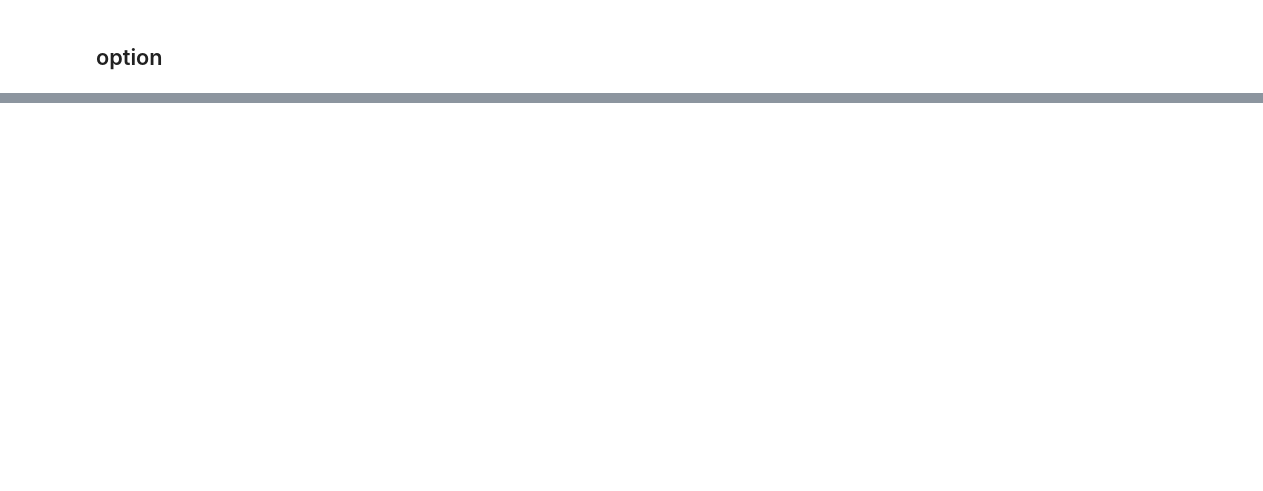
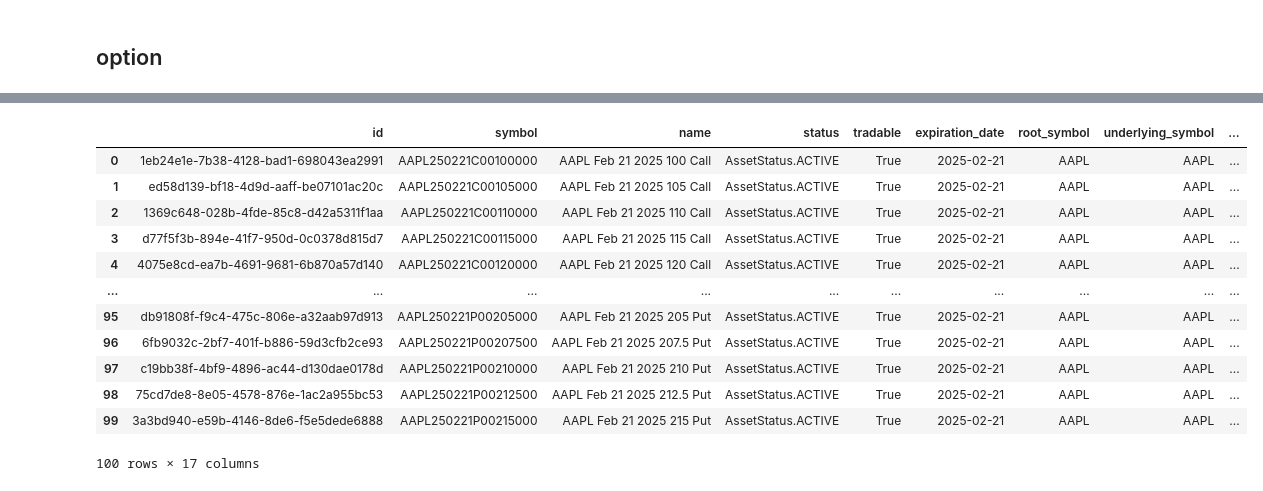
Before and after one commit to sunilsala88/batch-29, a Jupyter notebook: 16_broker_api/2_history.ipynb, the cells around one changed output, grey strips where cells are left out. Saved outputs shown, nothing was run; the diff lists cells and outputs as text; code cells hidden in the pictures; blank space fills up the shorter version.

```diff
--- a/16_broker_api/2_history.ipynb
+++ b/16_broker_api/2_history.ipynb
@@ -131,0 +86,28 @@ history3
+# %%
+from alpaca.trading.requests import GetOptionContractsRequest
+from alpaca.trading.enums import AssetStatus
+from alpaca.trading.client import TradingClient
+# setup clients
+trade_client = TradingClient(api_key=api_key, secret_key=secret_key)
+
+# get list of options contracts for the given underlying symbol (e.g. SPY,AAPL)
+# - get_option_contracts() is a new method to get list of options contracts
+# - in this example, we get 2 options contracts for SPY,AAPL
+# - you can continue to fetch options contracts by specifying page_token from next_page_token of response
+underlying_symbols = ["AAPL"]
+req = GetOptionContractsRequest(
+    underlying_symbols = underlying_symbols,               # specify underlying symbols
+    status = AssetStatus.ACTIVE,                           # specify asset status: active (default)
+    expiration_date = None,                                # specify expiration date (specified date + 1 day range)
+    expiration_date_gte = None,                            # we can pass date object
+    expiration_date_lte = None,                            # or string (YYYY-MM-DD)
+    root_symbol = None,                                    # specify root symbol
+    type = None,                                           # specify option type (ContractType.CALL or ContractType.PUT)
+    style = None,                                          # specify option style (ContractStyle.AMERICAN or ContractStyle.EUROPEAN)
+    strike_price_gte = None,                               # specify strike price range
+    strike_price_lte = None,                               # specify strike price range
+    # limit = 2,                                             # specify limit
+    page_token = None,                                     # specify page token
+)
+res = trade_client.get_option_contracts(req)
+res
@@ -131,0 +132,19 @@ history3
+# %%
+import pandas as pd
+list_of_dicts = [dict(contract) for contract in res.option_contracts]
+df = pd.DataFrame(list_of_dicts)
+df
+# %% [output]
+|  | id | symbol | name | status | tradable | expiration_date | root_symbol | underlying_symbol | ... |
+| 0 | 1eb24e1e-7b38-4128-bad1-698043ea2991 | AAPL250221C00100000 | AAPL Feb 21 2025 100 Call | AssetStatus.ACTIVE | True | 2025-02-21 | AAPL | AAPL | ... |
+| 1 | ed58d139-bf18-4d9d-aaff-be07101ac20c | AAPL250221C00105000 | AAPL Feb 21 2025 105 Call | AssetStatus.ACTIVE | True | 2025-02-21 | AAPL | AAPL | ... |
+| 2 | 1369c648-028b-4fde-85c8-d42a5311f1aa | AAPL250221C00110000 | AAPL Feb 21 2025 110 Call | AssetStatus.ACTIVE | True | 2025-02-21 | AAPL | AAPL | ... |
+| 3 | d77f5f3b-894e-41f7-950d-0c0378d815d7 | AAPL250221C00115000 | AAPL Feb 21 2025 115 Call | AssetStatus.ACTIVE | True | 2025-02-21 | AAPL | AAPL | ... |
+| 4 | 4075e8cd-ea7b-4691-9681-6b870a57d140 | AAPL250221C00120000 | AAPL Feb 21 2025 120 Call | AssetStatus.ACTIVE | True | 2025-02-21 | AAPL | AAPL | ... |
+| ... | ... | ... | ... | ... | ... | ... | ... | ... | ... |
+| 95 | db91808f-f9c4-475c-806e-a32aab97d913 | AAPL250221P00205000 | AAPL Feb 21 2025 205 Put | AssetStatus.ACTIVE | True | 2025-02-21 | AAPL | AAPL | ... |
+| 96 | 6fb9032c-2bf7-401f-b886-59d3cfb2ce93 | AAPL250221P00207500 | AAPL Feb 21 2025 207.5 Put | AssetStatus.ACTIVE | True | 2025-02-21 | AAPL | AAPL | ... |
+| 97 | c19bb38f-4bf9-4896-ac44-d130dae0178d | AAPL250221P00210000 | AAPL Feb 21 2025 210 Put | AssetStatus.ACTIVE | True | 2025-02-21 | AAPL | AAPL | ... |
+| 98 | 75cd7de8-8e05-4578-876e-1ac2a955bc53 | AAPL250221P00212500 | AAPL Feb 21 2025 212.5 Put | AssetStatus.ACTIVE | True | 2025-02-21 | AAPL | AAPL | ... |
+| 99 | 3a3bd940-e59b-4146-8de6-f5e5dede6888 | AAPL250221P00215000 | AAPL Feb 21 2025 215 Put | AssetStatus.ACTIVE | True | 2025-02-21 | AAPL | AAPL | ... |
+100 rows × 17 columns
```
Also changed, not shown: parts of 5 cells of this notebook.
